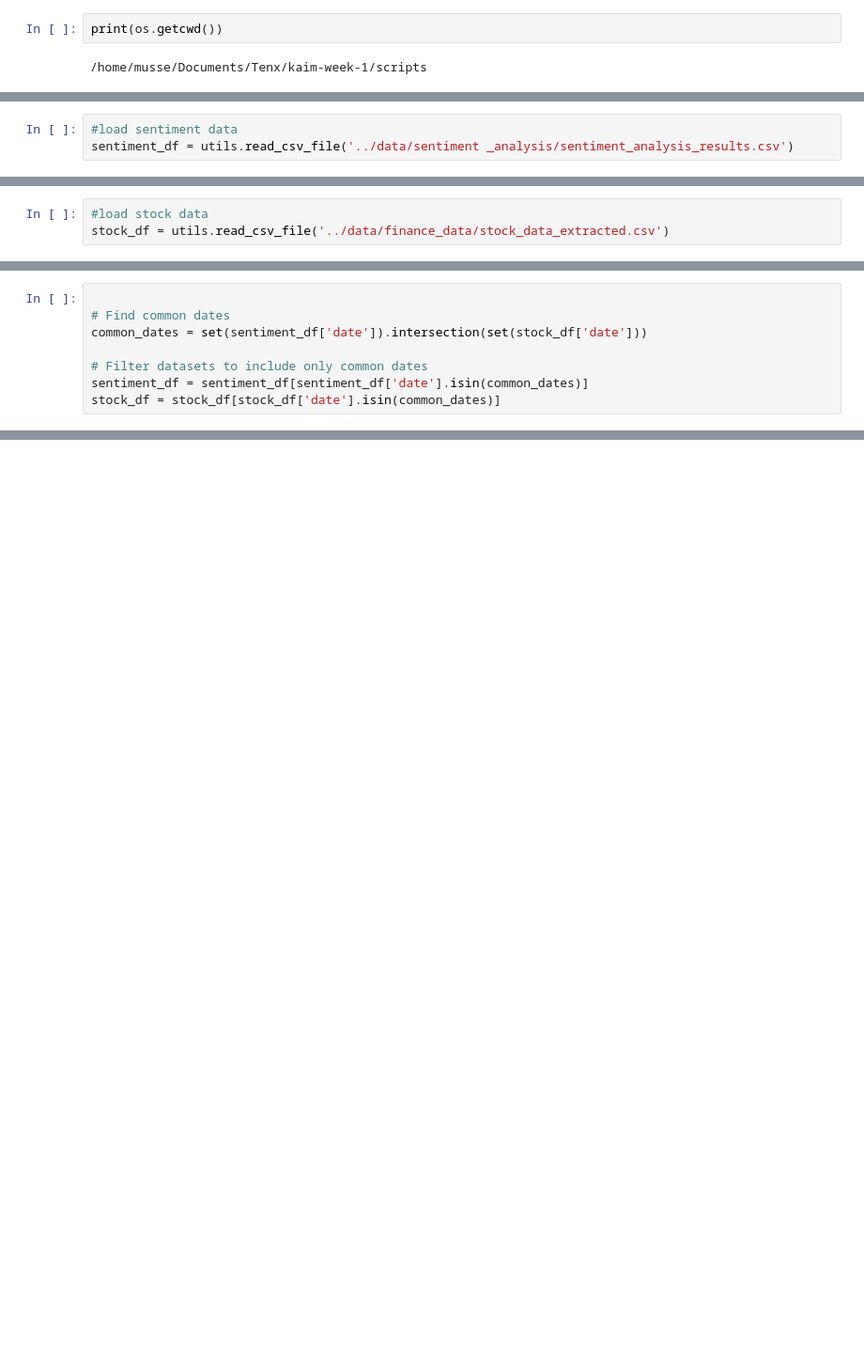
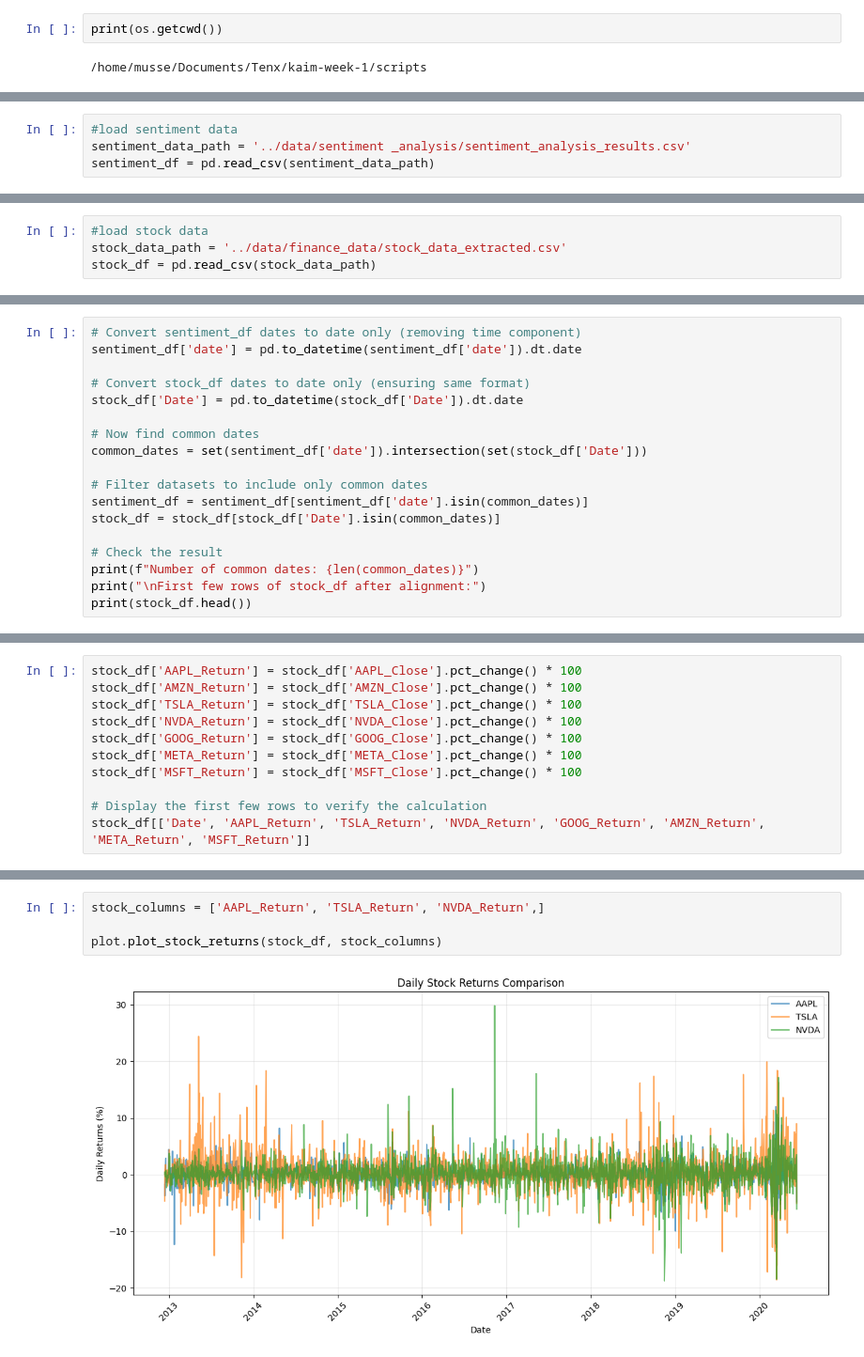
Before and after one commit to mussewold/kaim-week-1, a Jupyter notebook: notebooks/correlation_result.ipynb, the cells around one changed output, grey strips where cells are left out. Shown at 94% size. Saved outputs shown, nothing was run; the diff lists cells and outputs as text; blank space fills up the shorter version.

Commit message:
correlation with stock return

```diff
--- a/notebooks/correlation_result.ipynb
+++ b/notebooks/correlation_result.ipynb
@@ -14,3 +12,4 @@ if not os.path.exists('../data/sentiment _analysis/'):
 # %%
 #load sentiment data
-sentiment_df = utils.read_csv_file('../data/sentiment _analysis/sentiment_analysis_results.csv')
+sentiment_data_path = '../data/sentiment _analysis/sentiment_analysis_results.csv'
+sentiment_df = pd.read_csv(sentiment_data_path)
@@ -17,3 +25,4 @@ sentiment_df = utils.read_csv_file('../data/sentiment _analysis/sentiment_analys
 # %%
 #load stock data
-stock_df = utils.read_csv_file('../data/finance_data/stock_data_extracted.csv')
+stock_data_path = '../data/finance_data/stock_data_extracted.csv'
+stock_df = pd.read_csv(stock_data_path)
@@ -20,8 +45,18 @@ stock_df = utils.read_csv_file('../data/finance_data/stock_data_extracted.csv')
 # %%
+# Convert sentiment_df dates to date only (removing time component)
+sentiment_df['date'] = pd.to_datetime(sentiment_df['date']).dt.date
 
-# Find common dates
-common_dates = set(sentiment_df['date']).intersection(set(stock_df['date']))
+# Convert stock_df dates to date only (ensuring same format)
+stock_df['Date'] = pd.to_datetime(stock_df['Date']).dt.date
+
+# Now find common dates
+common_dates = set(sentiment_df['date']).intersection(set(stock_df['Date']))
 
 # Filter datasets to include only common dates
 sentiment_df = sentiment_df[sentiment_df['date'].isin(common_dates)]
-stock_df = stock_df[stock_df['date'].isin(common_dates)]
+stock_df = stock_df[stock_df['Date'].isin(common_dates)]
+
+# Check the result
+print(f"Number of common dates: {len(common_dates)}")
+print("\nFirst few rows of stock_df after alignment:")
+print(stock_df.head())
@@ -27,0 +84,11 @@ stock_df = stock_df[stock_df['date'].isin(common_dates)]
+# %%
+stock_df['AAPL_Return'] = stock_df['AAPL_Close'].pct_change() * 100
+stock_df['AMZN_Return'] = stock_df['AMZN_Close'].pct_change() * 100
+stock_df['TSLA_Return'] = stock_df['TSLA_Close'].pct_change() * 100
+stock_df['NVDA_Return'] = stock_df['NVDA_Close'].pct_change() * 100
+stock_df['GOOG_Return'] = stock_df['GOOG_Close'].pct_change() * 100
+stock_df['META_Return'] = stock_df['META_Close'].pct_change() * 100
+stock_df['MSFT_Return'] = stock_df['MSFT_Close'].pct_change() * 100
+
+# Display the first few rows to verify the calculation
+stock_df[['Date', 'AAPL_Return', 'TSLA_Return', 'NVDA_Return', 'GOOG_Return', 'AMZN_Return', 'META_Return', 'MSFT_Return']]
@@ -27,0 +111,6 @@ stock_df = stock_df[stock_df['date'].isin(common_dates)]
+# %%
+stock_columns = ['AAPL_Return', 'TSLA_Return', 'NVDA_Return',]
+
+plot.plot_stock_returns(stock_df, stock_columns)
+# %% [output]
+[figure, added]
```
Also changed, not shown: parts of 18 cells of this notebook, 2 other files.
